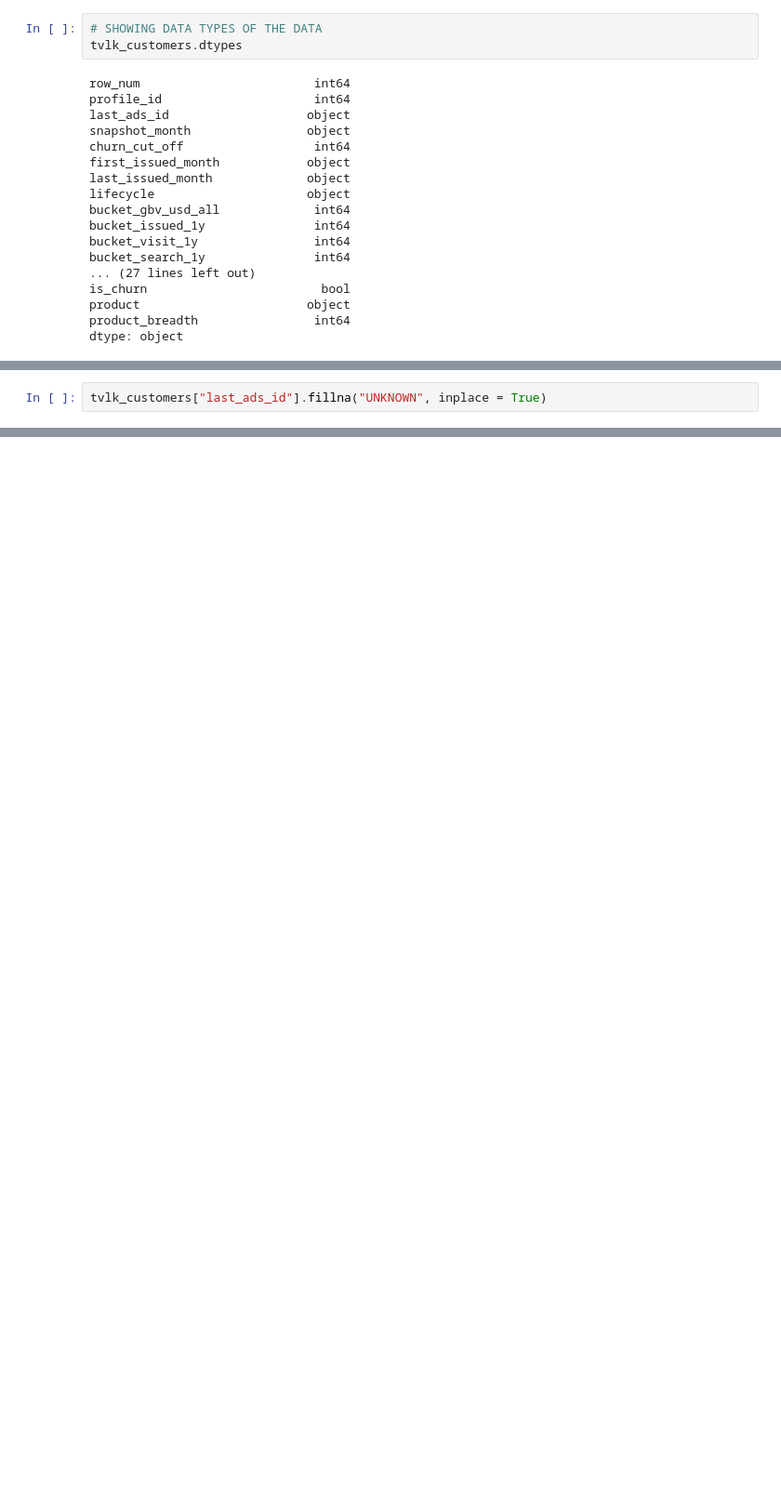
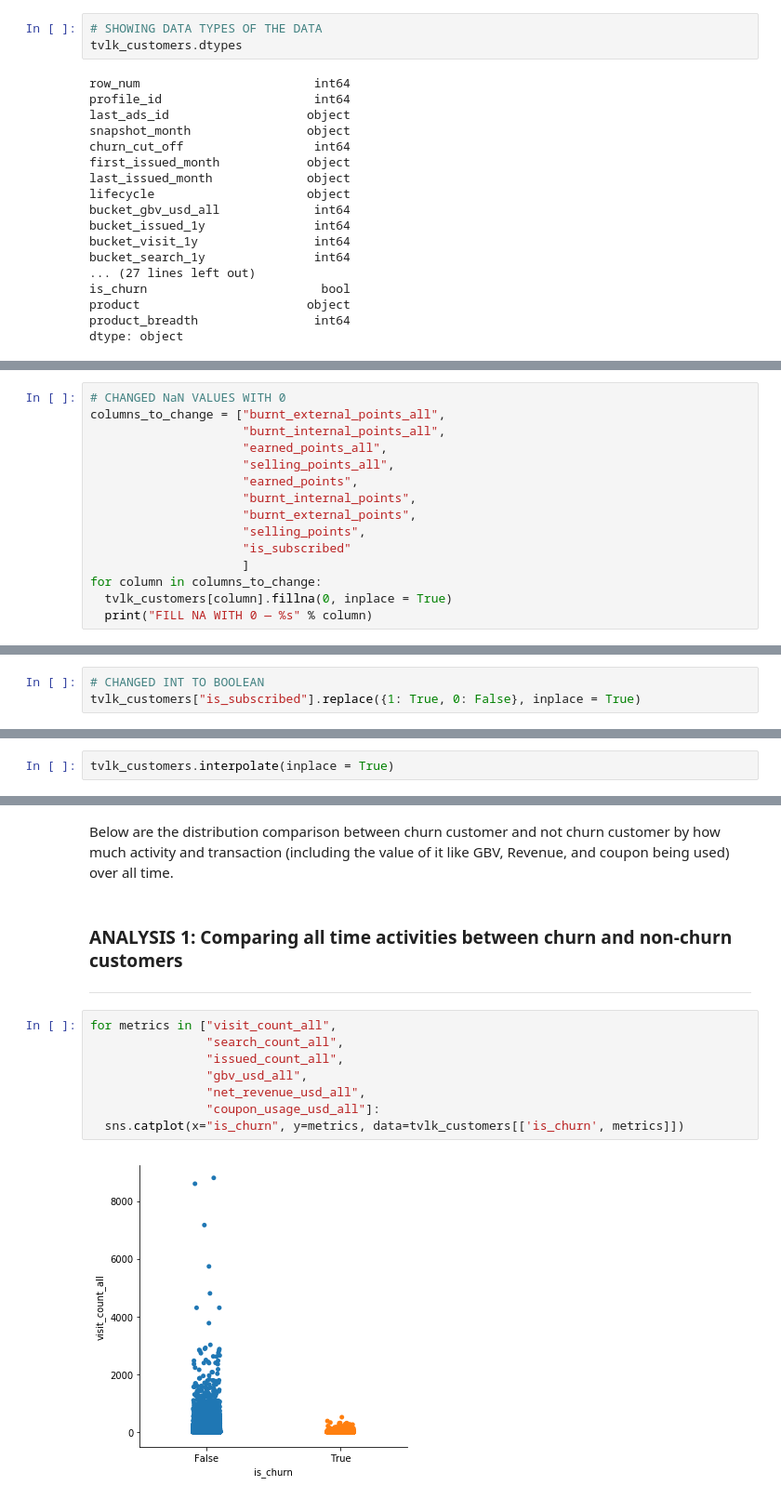
Before and after one commit to bimawardhana/traveloka-data-analysis, a Jupyter notebook: traveloka-data-challenge/Solution_BimaSatria_SuryaWardhana.ipynb, the cells around one changed output, grey strips where cells are left out. Shown: that part at 93% size. Cells and saved outputs as stored; diff of their text form; blank space fills up the shorter version.

Commit message:
finished analysis part of the document — the three part analysis

```diff
--- a/traveloka-data-challenge/Solution_BimaSatria_SuryaWardhana.ipynb
+++ b/traveloka-data-challenge/Solution_BimaSatria_SuryaWardhana.ipynb
@@ -116 +99,16 @@ Many of the data types in the tvlk_customers data doesn't match the required one
 *   ***different data format*** — some boolean columns are notated as bool (TRUE/FALSE), some others are notated as integer (1/0). Standardisation for this is required.
+# %%
+# CHANGED NaN VALUES WITH 0
+columns_to_change = ["burnt_external_points_all",
+                     "burnt_internal_points_all",
+                     "earned_points_all",
+                     "selling_points_all",
+                     "earned_points",
+                     "burnt_internal_points",
+                     "burnt_external_points",
+                     "selling_points",
+                     "is_subscribed"
+                     ]
+for column in columns_to_change:
+  tvlk_customers[column].fillna(0, inplace = True)
+  print("FILL NA WITH 0 — %s" % column)
@@ -116,0 +125,3 @@ Many of the data types in the tvlk_customers data doesn't match the required one
+# %%
+# CHANGED INT TO BOOLEAN
+tvlk_customers["is_subscribed"].replace({1: True, 0: False}, inplace = True)
@@ -117,2 +149,2 @@ Many of the data types in the tvlk_customers data doesn't match the required one
 # %%
-tvlk_customers["last_ads_id"].fillna("UNKNOWN", inplace = True)
+tvlk_customers.interpolate(inplace = True)
@@ -138,0 +190,17 @@ dtype: object
+# %% [markdown]
+Below are the distribution comparison between churn customer and not churn customer by how much activity and transaction (including the value of it like GBV, Revenue, and coupon being used) over all time.
+# %% [markdown]
+### ANALYSIS 1: Comparing all time activities between churn and non-churn customers
+
+
+---
+# %%
+for metrics in ["visit_count_all",
+                "search_count_all",
+                "issued_count_all",
+                "gbv_usd_all",
+                "net_revenue_usd_all",
+                "coupon_usage_usd_all"]:
+  sns.catplot(x="is_churn", y=metrics, data=tvlk_customers[['is_churn', metrics]])
+# %% [output]
+[figure, added]
```
Also changed, not shown: parts of 33 cells of this notebook.
